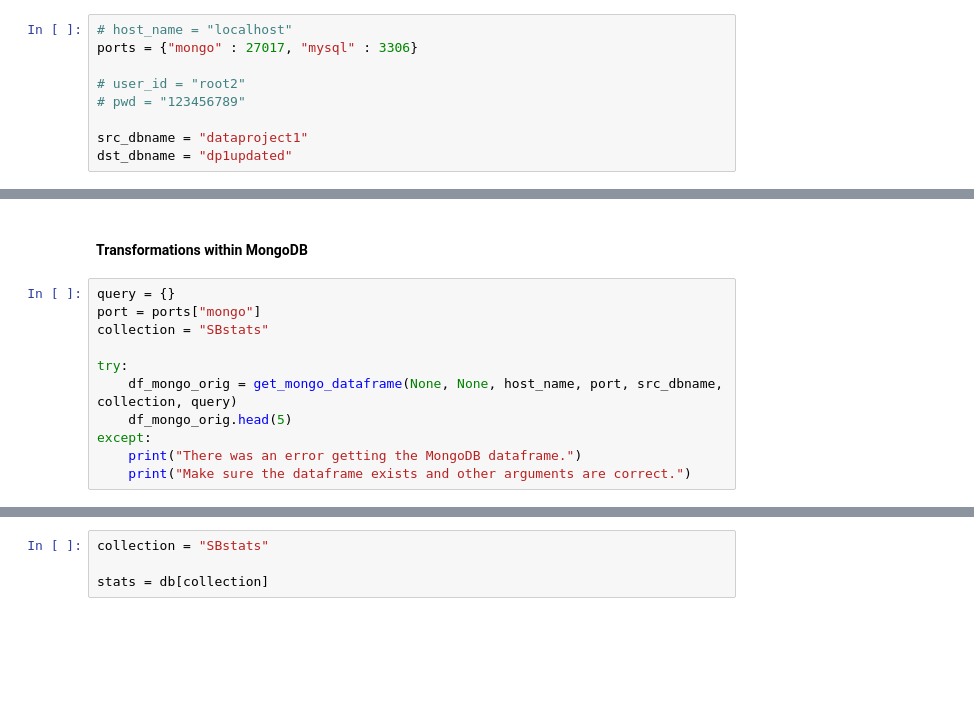
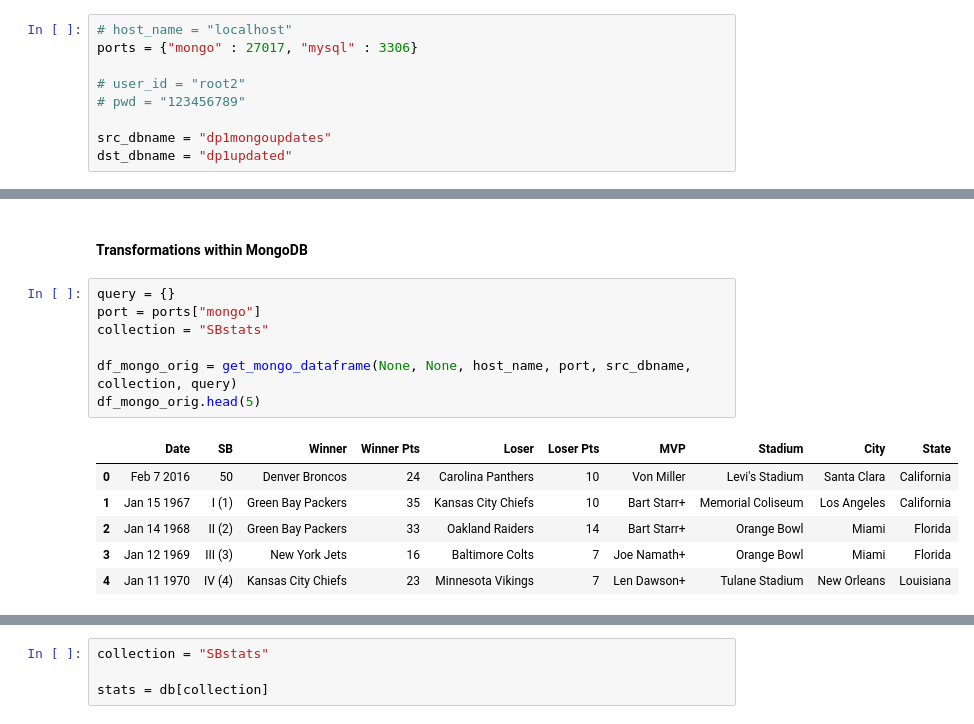
Before and after one commit to rpw6fx/DS3002DataProject1, a Jupyter notebook: Wood_DataProject1.ipynb, the cells around one changed output, grey strips where cells are left out. Saved outputs shown, nothing was run; the diff lists cells and outputs as text; blank space fills up the shorter version.

```diff
--- a/Wood_DataProject1.ipynb
+++ b/Wood_DataProject1.ipynb
@@ -134,7 +139,7 @@ ports = {"mongo" : 27017, "mysql" : 3306}
 # user_id = "root2"
 # pwd = "123456789"
 
-src_dbname = "dataproject1"
+src_dbname = "dp1mongoupdates"
 dst_dbname = "dp1updated"
 # %%
 def get_sql_dataframe(user_id, pwd, host_name, db_name, sql_query):
@@ -218,12 +224,15 @@ client.close()
 # %%
 query = {}
 port = ports["mongo"]
 collection = "SBstats"
 
-try:
-    df_mongo_orig = get_mongo_dataframe(None, None, host_name, port, src_dbname, collection, query)
-    df_mongo_orig.head(5)
-except:
-    print("There was an error getting the MongoDB dataframe.")
-    print("Make sure the dataframe exists and other arguments are correct.")
+df_mongo_orig = get_mongo_dataframe(None, None, host_name, port, src_dbname, collection, query)
+df_mongo_orig.head(5)
+# %% [output]
+|  | Date | SB | Winner | Winner Pts | Loser | Loser Pts | MVP | Stadium | City | State |
+| 0 | Feb 7 2016 | 50 | Denver Broncos | 24 | Carolina Panthers | 10 | Von Miller | Levi's Stadium | Santa Clara | California |
+| 1 | Jan 15 1967 | I (1) | Green Bay Packers | 35 | Kansas City Chiefs | 10 | Bart Starr+ | Memorial Coliseum | Los Angeles | California |
+| 2 | Jan 14 1968 | II (2) | Green Bay Packers | 33 | Oakland Raiders | 14 | Bart Starr+ | Orange Bowl | Miami | Florida |
+| 3 | Jan 12 1969 | III (3) | New York Jets | 16 | Baltimore Colts | 7 | Joe Namath+ | Orange Bowl | Miami | Florida |
+| 4 | Jan 11 1970 | IV (4) | Kansas City Chiefs | 23 | Minnesota Vikings | 7 | Len Dawson+ | Tulane Stadium | New Orleans | Louisiana |
 # %%
```
Also changed, not shown: parts of 23 cells of this notebook.
